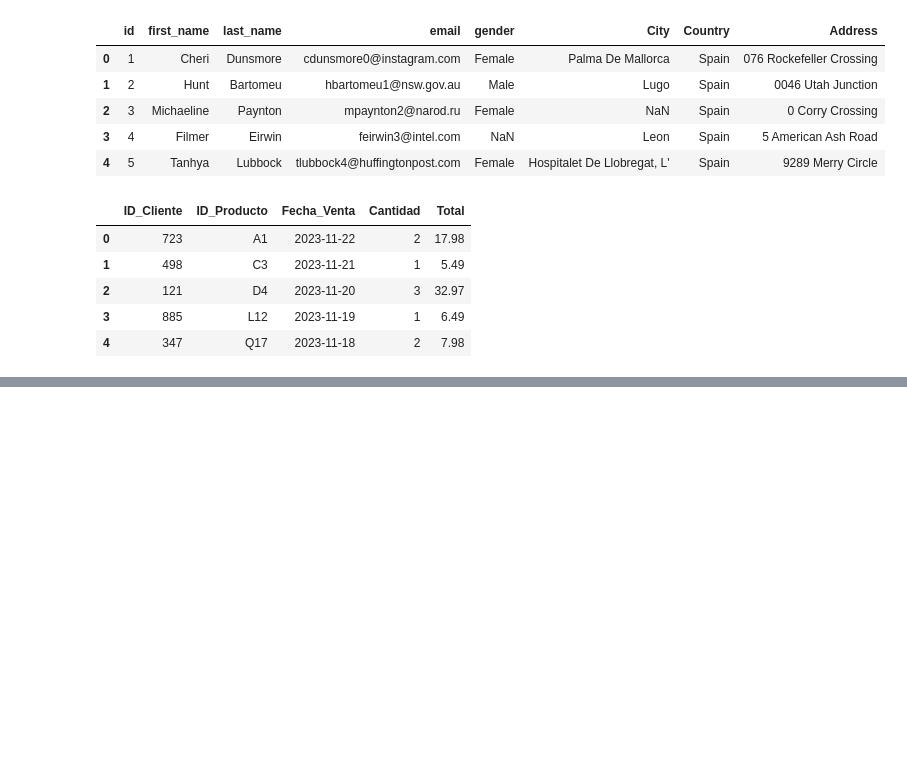
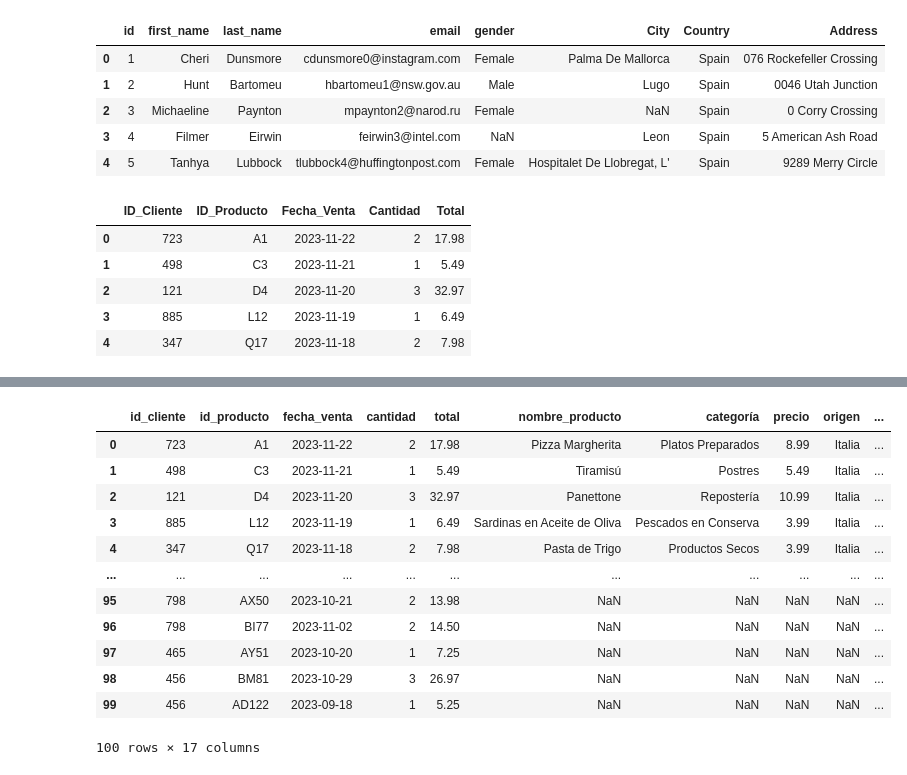
Before and after one commit to patriciamromero/promoG-modulo3-sprint2-pairprogramming-Alejandra-Mar-a-Patricia, a Jupyter notebook: ETL_1.ipynb, the cells around one changed output, grey strips where cells are left out. Drawn from its saved outputs; the diff is of its cells as text; code cells hidden in the pictures; blank space fills up the shorter version.

```diff
--- a/ETL_1.ipynb
+++ b/ETL_1.ipynb
@@ -365 +348,19 @@ Las columnas son Index(['ID_Cliente', 'ID_Producto', 'Fecha_Venta', 'Cantidad',
       dtype='object')
+# %%
+data_final.columns = data_final.columns.str.lower()
+# %%
+data_final
+# %% [output]
+|  | id_cliente | id_producto | fecha_venta | cantidad | total | nombre_producto | categoría | precio | origen | ... |
+| 0 | 723 | A1 | 2023-11-22 | 2 | 17.98 | Pizza Margherita | Platos Preparados | 8.99 | Italia | ... |
+| 1 | 498 | C3 | 2023-11-21 | 1 | 5.49 | Tiramisú | Postres | 5.49 | Italia | ... |
+| 2 | 121 | D4 | 2023-11-20 | 3 | 32.97 | Panettone | Repostería | 10.99 | Italia | ... |
+| 3 | 885 | L12 | 2023-11-19 | 1 | 6.49 | Sardinas en Aceite de Oliva | Pescados en Conserva | 3.99 | Italia | ... |
+| 4 | 347 | Q17 | 2023-11-18 | 2 | 7.98 | Pasta de Trigo | Productos Secos | 3.99 | Italia | ... |
+| ... | ... | ... | ... | ... | ... | ... | ... | ... | ... | ... |
+| 95 | 798 | AX50 | 2023-10-21 | 2 | 13.98 | NaN | NaN | NaN | NaN | ... |
+| 96 | 798 | BI77 | 2023-11-02 | 2 | 14.50 | NaN | NaN | NaN | NaN | ... |
+| 97 | 465 | AY51 | 2023-10-20 | 1 | 7.25 | NaN | NaN | NaN | NaN | ... |
+| 98 | 456 | BM81 | 2023-10-29 | 3 | 26.97 | NaN | NaN | NaN | NaN | ... |
+| 99 | 456 | AD122 | 2023-09-18 | 1 | 5.25 | NaN | NaN | NaN | NaN | ... |
+100 rows × 17 columns
```
Also changed, not shown: parts of 16 cells of this notebook, 2 other files.
